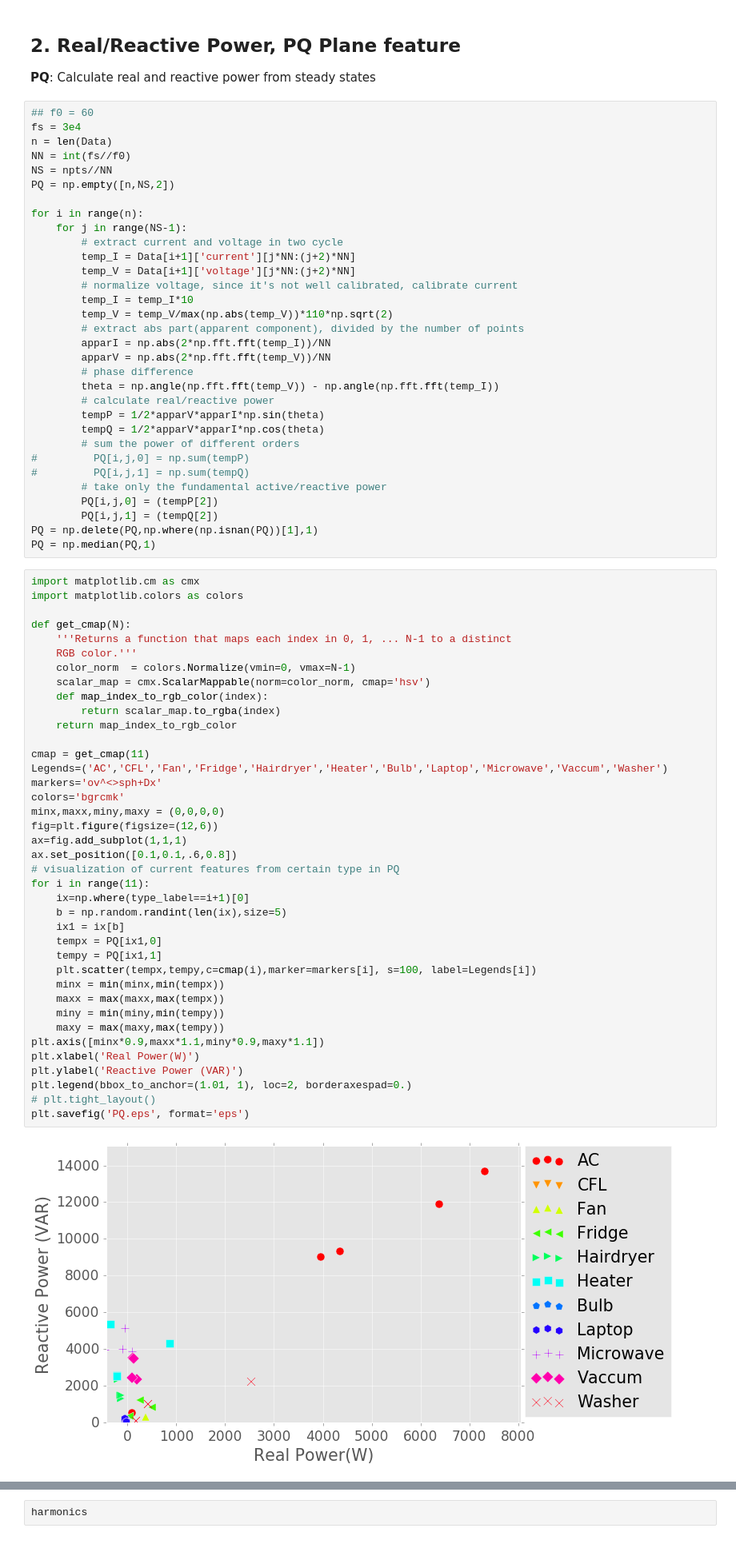
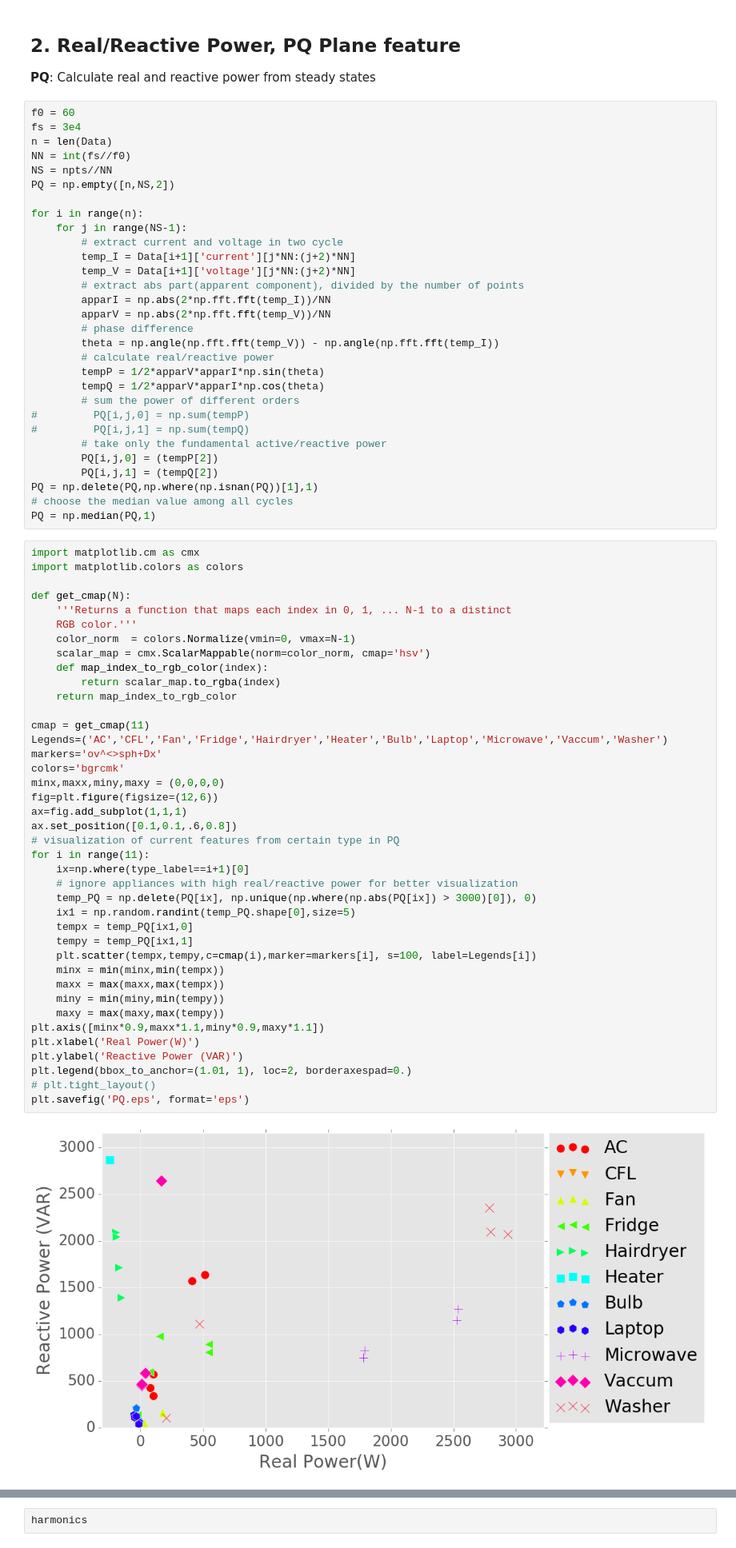
Before and after one commit to jingkungao/PLAID, a Jupyter notebook: Appliance Identification Code for GlobalSip.ipynb, the cells around one changed output, grey strips where cells are left out. Shown at 80% size. Drawn from its saved outputs; the diff is of its cells as text.

```diff
--- a/Appliance Identification Code for GlobalSip.ipynb
+++ b/Appliance Identification Code for GlobalSip.ipynb
@@ -307,7 +308,7 @@ plt.title('One Period of Steady State')
 ## 2. Real/Reactive Power, PQ Plane feature
 **PQ**: Calculate real and reactive power from steady states
 # %%
-## f0 = 60
+f0 = 60
 fs = 3e4
 n = len(Data)
 NN = int(fs//f0)
@@ -319,9 +320,6 @@ for i in range(n):
         # extract current and voltage in two cycle
         temp_I = Data[i+1]['current'][j*NN:(j+2)*NN]
         temp_V = Data[i+1]['voltage'][j*NN:(j+2)*NN]
-        # normalize voltage, since it's not well calibrated, calibrate current
-        temp_I = temp_I*10
-        temp_V = temp_V/max(np.abs(temp_V))*110*np.sqrt(2)
         # extract abs part(apparent component), divided by the number of points
         apparI = np.abs(2*np.fft.fft(temp_I))/NN
         apparV = np.abs(2*np.fft.fft(temp_V))/NN
@@ -337,6 +335,7 @@ for i in range(n):
         PQ[i,j,0] = (tempP[2])
         PQ[i,j,1] = (tempQ[2])
 PQ = np.delete(PQ,np.where(np.isnan(PQ))[1],1)
+# choose the median value among all cycles
 PQ = np.median(PQ,1)
 # %%
 import matplotlib.cm as cmx
@@ -347,38 +346,39 @@ def get_cmap(N):
     RGB color.'''
     color_norm  = colors.Normalize(vmin=0, vmax=N-1)
     scalar_map = cmx.ScalarMappable(norm=color_norm, cmap='hsv')
     def map_index_to_rgb_color(index):
         return scalar_map.to_rgba(index)
     return map_index_to_rgb_color
 
 cmap = get_cmap(11)
 Legends=('AC','CFL','Fan','Fridge','Hairdryer','Heater','Bulb','Laptop','Microwave','Vaccum','Washer')
 markers='ov^<>sph+Dx'
 colors='bgrcmk'
 minx,maxx,miny,maxy = (0,0,0,0)
 fig=plt.figure(figsize=(12,6))
 ax=fig.add_subplot(1,1,1)
 ax.set_position([0.1,0.1,.6,0.8])
 # visualization of current features from certain type in PQ
 for i in range(11):
     ix=np.where(type_label==i+1)[0]
-    b = np.random.randint(len(ix),size=5)
-    ix1 = ix[b]
-    tempx = PQ[ix1,0]
-    tempy = PQ[ix1,1]
+    # ignore appliances with high real/reactive power for better visualization
+    temp_PQ = np.delete(PQ[ix], np.unique(np.where(np.abs(PQ[ix]) > 3000)[0]), 0)
+    ix1 = np.random.randint(temp_PQ.shape[0],size=5)
+    tempx = temp_PQ[ix1,0]
+    tempy = temp_PQ[ix1,1]
     plt.scatter(tempx,tempy,c=cmap(i),marker=markers[i], s=100, label=Legends[i])
     minx = min(minx,min(tempx))
     maxx = max(maxx,max(tempx))
     miny = min(miny,min(tempy))
     maxy = max(maxy,max(tempy))
 plt.axis([minx*0.9,maxx*1.1,miny*0.9,maxy*1.1])
 plt.xlabel('Real Power(W)')
 plt.ylabel('Reactive Power (VAR)')
 plt.legend(bbox_to_anchor=(1.01, 1), loc=2, borderaxespad=0.)
 # plt.tight_layout()
 plt.savefig('PQ.eps', format='eps')
 # %% [output]
-[figure, old version]
+[figure, new version]
 # %% [markdown]
 ## 3. Harmonics
 **HarmonicsF**: We will take up to 21st order of harmonics
```
Also changed, not shown: parts of 30 cells of this notebook.
